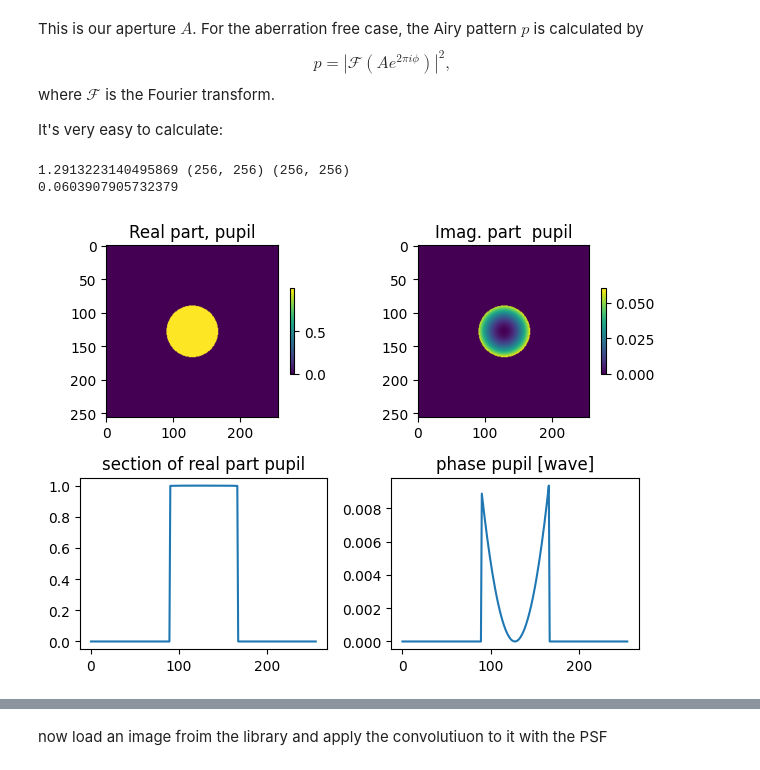
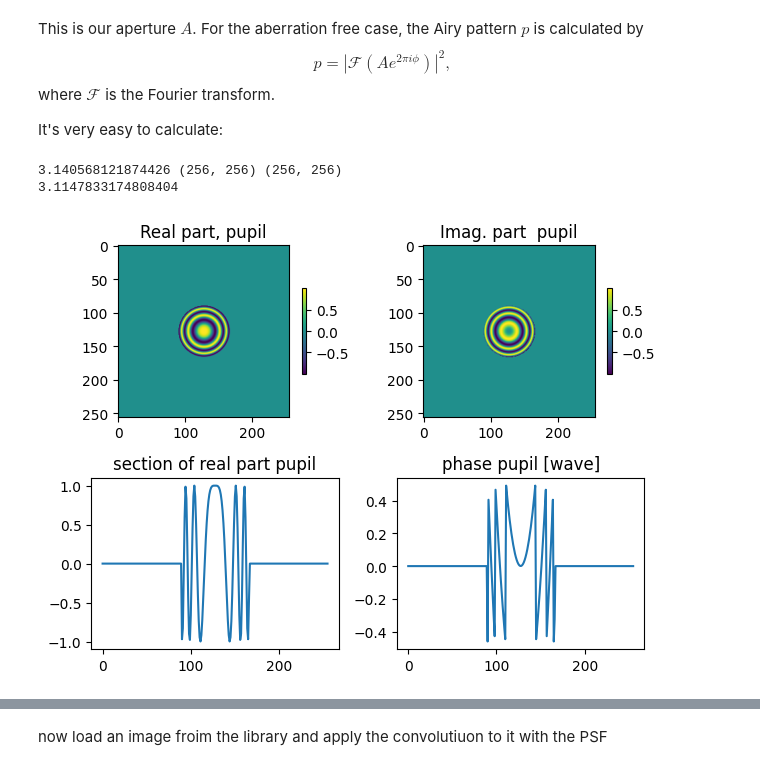
Before and after one commit to Gchirico63/Didattica, a Jupyter notebook: PhysicalPropagation/PSF_Aberrated.ipynb, the cells around one changed output, grey strips where cells are left out. Cells and saved outputs as stored; diff of their text form; code cells hidden in the pictures.

```diff
--- a/PhysicalPropagation/PSF_Aberrated.ipynb
+++ b/PhysicalPropagation/PSF_Aberrated.ipynb
@@ -216,52 +216,52 @@ It's very easy to calculate:
 # %%
 #### defocus component of the wave front
 
-def Defocus(x,y,R,dR):
-  Complex_defocus     = np.exp( 1j * dR*(x**2 + y**2) / R**2)
+def Defocus(x,y,wave,R,dR):
+  Complex_defocus     = np.exp( 1j * np.pi*dR*(x**2 + y**2) / (wave*R**2) )
   return Complex_defocus
 
 ###Comnplex_defocus is the phase contribution to the pupil
 focal   = 22      ### mm
 
 R       = focal ###curvature radius  CHANGE HERE THE PARAMETER TO TRY
-dR      = 2  ### defocus parawmeter in mm. TRY TO CHANGE IT HERE
+dR      = 0.1 ### defocus parawmeter in mm. TRY TO CHANGE IT HERE
 
-Complex_defocus = Defocus(xxp,yyp,R,dR)
+Complex_defocus = Defocus(xxp,yyp,wave,R,dR)
 print (np.angle(Complex_defocus).max(),xxp.shape,Complex_defocus.shape)
 ## compute the cooprdinates in the image plane
 wave    = 0.55e-3 ### mm
 xprime    = wave * focal * np.fft.fftfreq( x[0].size , x[0,1]-x[0,0])
 
 #apD     = defocus * ap         #### this is the aberrate pupil
 Complex_defocus[mask_comp] = 0         #### this is the aberrate pupil
 apD = Complex_defocus
 print (np.angle(apD).max())
 
 #### now show the pupil
 F,A     = plt.subplots(2,2,gridspec_kw={'width_ratios': [1, 1]})
 imR      = A[0,0].imshow(apD.real )
 A[0,0].set_title('Real part, pupil')
 plt.colorbar(imR,ax=A[0,0],shrink=0.5)
 
 imI      = A[0,1].imshow(apD.imag )
 A[0,1].set_title('Imag. part  pupil')
 plt.colorbar(imI,ax=A[0,1],shrink=0.5)
 
 A[1,0].plot(apD.real[size//2,:])
 A[1,0].set_title('section of real part pupil')
 
 A[1,0].set_box_aspect(A[0,0].get_box_aspect())  # Match the aspect ratio to the left plot
 angolo = np.angle(apD)/(2*np.pi)
 A[1,1].plot(angolo[size//2,:])
 A[1,1].set_title('phase pupil [wave]')
 
 A[1,1].set_box_aspect(A[0,0].get_box_aspect())  # Match the aspect ratio to the left plot
 
 plt.tight_layout()  # Optimize layout
 # %% [output]
-1.2913223140495869 (256, 256) (256, 256)
-0.0603907905732379
+3.140568121874426 (256, 256) (256, 256)
+3.1147833174808404
-[figure, old version]
+[figure, new version]
 # %%
 #### now we compute the airy function or the PSF
 ### use use the defocused pupil that is apD
```
Also changed, not shown: parts of 2 cells of this notebook.
